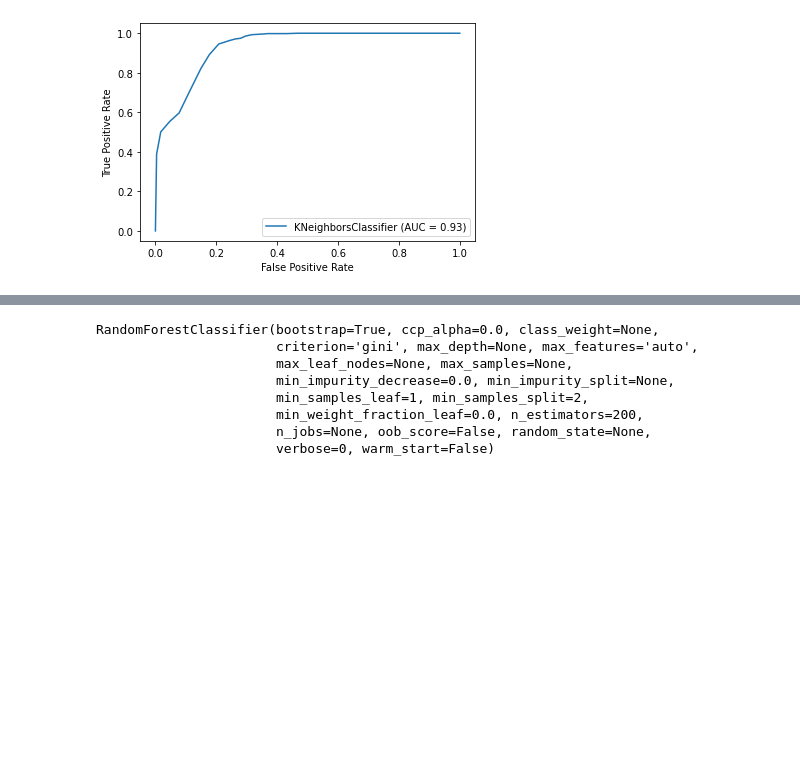
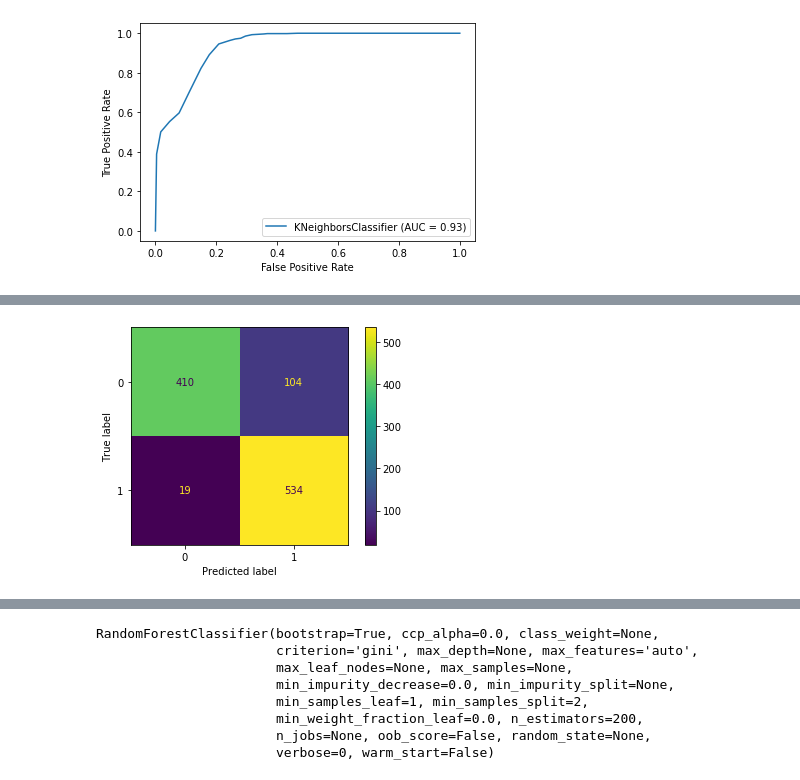
Before and after one commit to mledl/mupped-show-classification, a Jupyter notebook: SIM1/src/SIM1.ipynb, the cells around one changed output, grey strips where cells are left out. Saved outputs shown, nothing was run; the diff lists cells and outputs as text; code cells hidden in the pictures; blank space fills up the shorter version.

```diff
--- a/SIM1/src/SIM1.ipynb
+++ b/SIM1/src/SIM1.ipynb
@@ -250,0 +304,5 @@ plt.show()
+# %%
+plot_confusion_matrix(model_hog, x_test_hog, y_test, values_format='d')
+plt.show()
+# %% [output]
+[figure, added]
```
Also changed, not shown: parts of 27 cells of this notebook, 2 other files.
